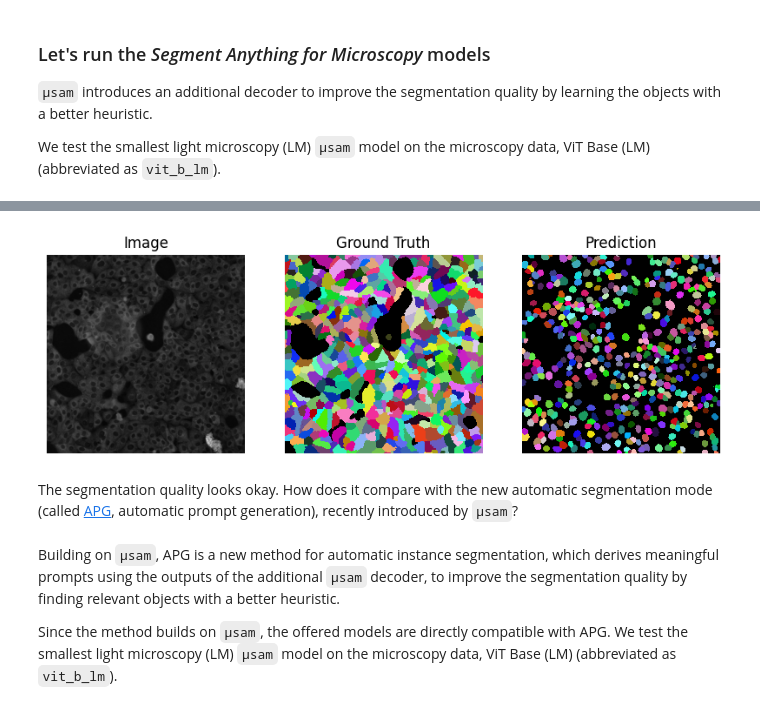
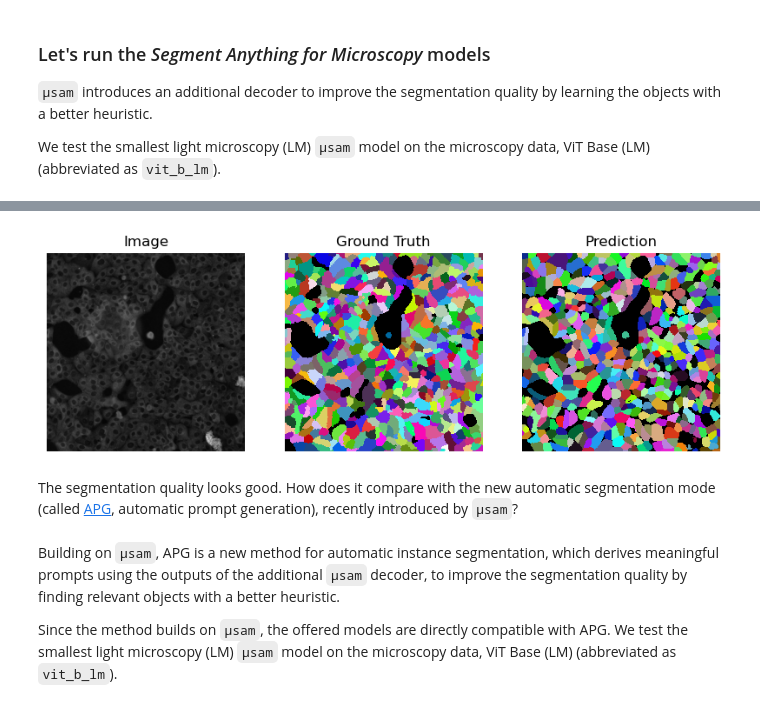
Before and after one commit to computational-cell-analytics/micro-sam, a Jupyter notebook: notebooks/automatic_segmentation.ipynb, the cells around one changed output, grey strips where cells are left out. Saved outputs shown, nothing was run; the diff lists cells and outputs as text; code cells hidden in the pictures.

Commit message:
Add APG cell outputs for automatic segmentation example notebook (#1148)

```diff
--- a/notebooks/automatic_segmentation.ipynb
+++ b/notebooks/automatic_segmentation.ipynb
@@ -137,6 +131,10 @@ We check out the 2d example data visually with matplotlib and visualize the imag
 def plot_samples(image, gt, segmentation=None, enhance_image=True):
     n_images = 2 if segmentation is None else 3
     fig, ax = plt.subplots(1, n_images, figsize=(10, 10))
+
+    # NOTE: We'll plot the first channel in this case since we want to plot the cell channel.
+    if image.ndim == 3 and image.shape[-1] == 3:
+        image = image[:, :, 0]
 
     if enhance_image:
         image = _enhance_image(image, do_norm=True)
@@ -175,4 +173,25 @@ for sample_path in sample_paths:
 # %%
+def get_image_label_data(sample_path):
+    """Returns the expected image and label data.
+
+    Args:
+        sample_path: The filepath to the h5 file for Covid-IF data.
+
+    Returns
+        The raw image.
+        The corresponding cell segmentation labels.
+    """
+    with h5py.File(sample_path, "r") as f:
+        cell_channel = f["raw/serum_IgG/s0"][:]
+        nucleus_channel = f["raw/nuclei/s0"][:]
+        raw = np.stack(
+            [cell_channel, nucleus_channel, np.zeros_like(cell_channel)], axis=-1,
+        )
+        labels = f["labels/cells/s0"][:]
+
+    return raw, labels
+
+
 def run_automatic_mask_generation(
     image: np.ndarray,
     ndim: int,
@@ -322,9 +341,7 @@ We test the smallest light microscopy (LM) `µsam` model on the microscopy data,
 model_choice = "vit_b_lm"
 
 for sample_path in sample_paths:
-    with h5py.File(sample_path, "r") as f:
-        raw = f["raw/serum_IgG/s0"][:]
-        labels = f["labels/cells/s0"][:]
+    raw, labels = get_image_label_data(sample_path)
 
     # NOTE: If you have large images, we recommend using tiling for automatic segmentation.
     # eg. for a training patch size of (512, 512), you can provide the following example combination:
@@ -340,6 +355,6 @@ Downloading file 'vit_b_lm_decoder' from 'https://uk1s3.embassy.ebi.ac.uk/public
-[figure, old version]
+[figure, new version]
 # %% [markdown]
-The segmentation quality looks okay. How does it compare with the new automatic segmentation mode (called [APG](https://openreview.net/forum?id=xFO3DFZN45), automatic prompt generation), recently introduced by `µsam`?
+The segmentation quality looks good. How does it compare with the new automatic segmentation mode (called [APG](https://openreview.net/forum?id=xFO3DFZN45), automatic prompt generation), recently introduced by `µsam`?
 # %% [markdown]
 Building on `µsam`, APG is a new method for automatic instance segmentation, which derives meaningful prompts using the outputs of the additional `µsam` decoder, to improve the segmentation quality by finding relevant objects with a better heuristic.
 
```
Also changed, not shown: parts of 13 cells of this notebook.
